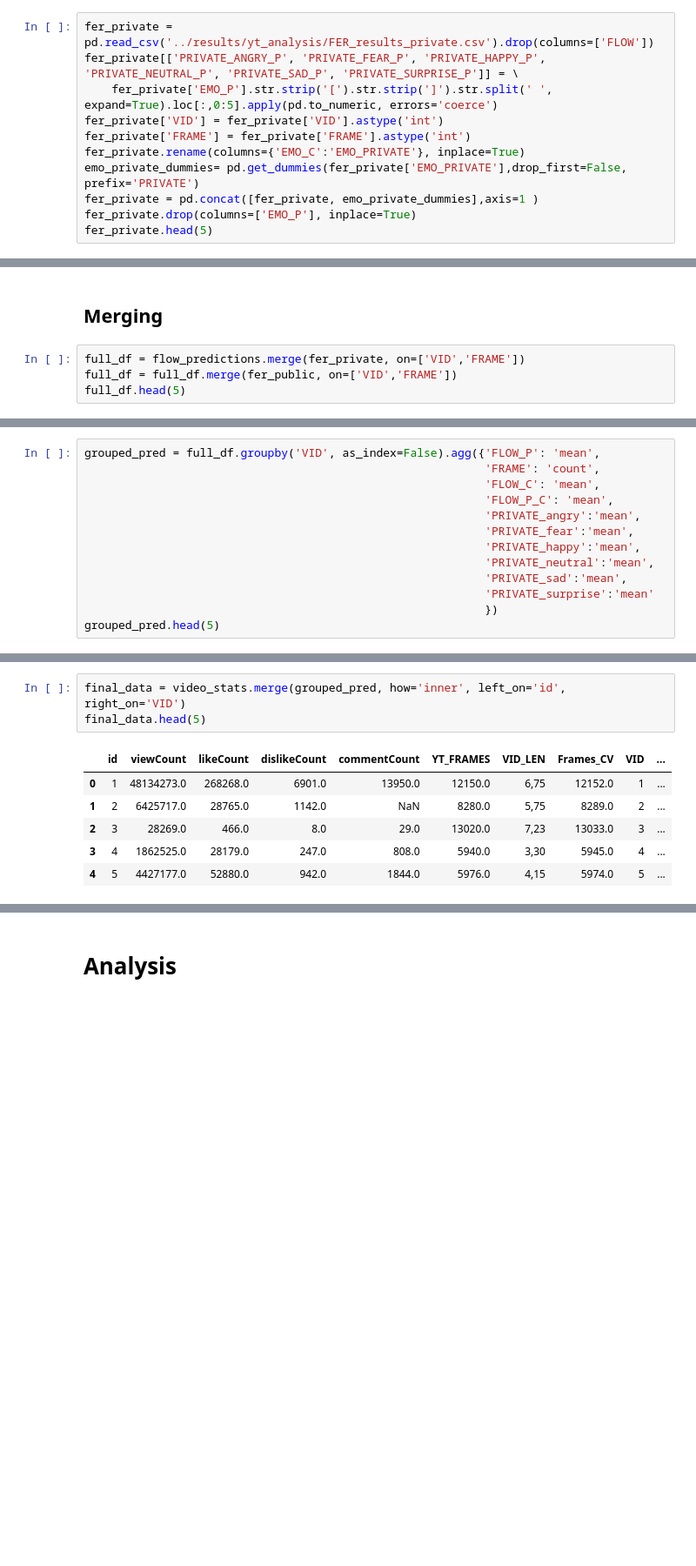
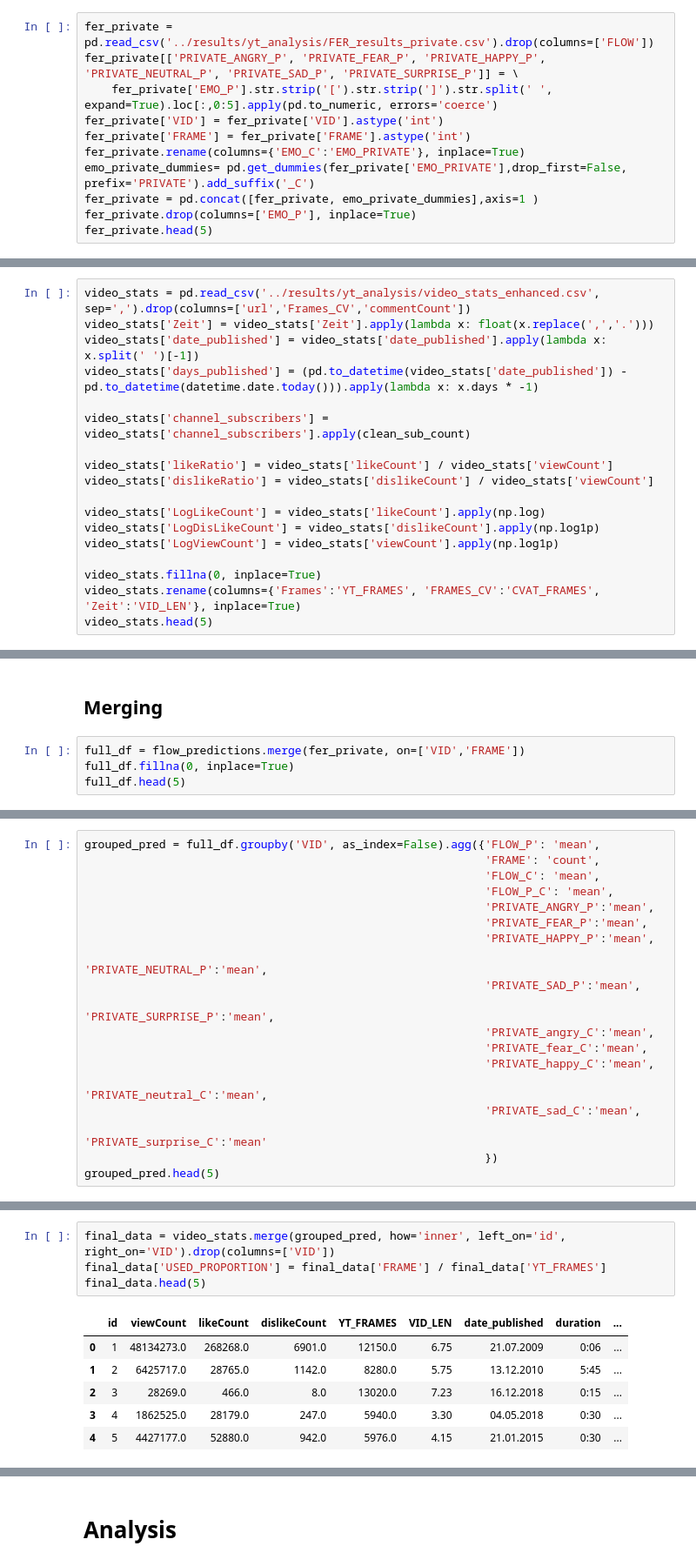
Before and after one commit to LHumpe/COINs-CNN-FLOW, a Jupyter notebook: notebooks/YouTube_analysis.ipynb, the cells around one changed output, grey strips where cells are left out. Shown at 87% size. Saved outputs shown, nothing was run; the diff lists cells and outputs as text; blank space fills up the shorter version.

Commit message:
enhanced data

```diff
--- a/notebooks/YouTube_analysis.ipynb
+++ b/notebooks/YouTube_analysis.ipynb
@@ -35,7 +49,7 @@ fer_private[['PRIVATE_ANGRY_P', 'PRIVATE_FEAR_P', 'PRIVATE_HAPPY_P', 'PRIVATE_NE
 fer_private['VID'] = fer_private['VID'].astype('int')
 fer_private['FRAME'] = fer_private['FRAME'].astype('int')
 fer_private.rename(columns={'EMO_C':'EMO_PRIVATE'}, inplace=True)
-emo_private_dummies= pd.get_dummies(fer_private['EMO_PRIVATE'],drop_first=False, prefix='PRIVATE')
+emo_private_dummies= pd.get_dummies(fer_private['EMO_PRIVATE'],drop_first=False, prefix='PRIVATE').add_suffix('_C')
 fer_private = pd.concat([fer_private, emo_private_dummies],axis=1 )
 fer_private.drop(columns=['EMO_P'], inplace=True)
 fer_private.head(5)
@@ -79,0 +65,18 @@ video_stats.head(5)
+# %%
+video_stats = pd.read_csv('../results/yt_analysis/video_stats_enhanced.csv', sep=',').drop(columns=['url','Frames_CV','commentCount'])
+video_stats['Zeit'] = video_stats['Zeit'].apply(lambda x: float(x.replace(',','.')))
+video_stats['date_published'] = video_stats['date_published'].apply(lambda x: x.split(' ')[-1])
+video_stats['days_published'] = (pd.to_datetime(video_stats['date_published']) - pd.to_datetime(datetime.date.today())).apply(lambda x: x.days * -1)
+
+video_stats['channel_subscribers'] = video_stats['channel_subscribers'].apply(clean_sub_count)
+
+video_stats['likeRatio'] = video_stats['likeCount'] / video_stats['viewCount']
+video_stats['dislikeRatio'] = video_stats['dislikeCount'] / video_stats['viewCount']
+
+video_stats['LogLikeCount'] = video_stats['likeCount'].apply(np.log)
+video_stats['LogDisLikeCount'] = video_stats['dislikeCount'].apply(np.log1p)
+video_stats['LogViewCount'] = video_stats['viewCount'].apply(np.log1p)
+
+video_stats.fillna(0, inplace=True)
+video_stats.rename(columns={'Frames':'YT_FRAMES', 'FRAMES_CV':'CVAT_FRAMES', 'Zeit':'VID_LEN'}, inplace=True)
+video_stats.head(5)
@@ -81,7 +91,7 @@ video_stats.head(5)
 ## Merging
 # %%
 full_df = flow_predictions.merge(fer_private, on=['VID','FRAME'])
-full_df = full_df.merge(fer_public, on=['VID','FRAME'])
+full_df.fillna(0, inplace=True)
 full_df.head(5)
 # %% [output]
 |  | FLOW_P | VID | FRAME | FLOW_C | FLOW_P_C | EMO_PRIVATE | PRIVATE_ANGRY_P | PRIVATE_FEAR_P | ... |
@@ -96,12 +105,18 @@ grouped_pred = full_df.groupby('VID', as_index=False).agg({'FLOW_P': 'mean',
                                                            'FRAME': 'count',
                                                            'FLOW_C': 'mean',
                                                            'FLOW_P_C': 'mean',
-                                                           'PRIVATE_angry':'mean',
-                                                           'PRIVATE_fear':'mean',
-                                                           'PRIVATE_happy':'mean',
-                                                           'PRIVATE_neutral':'mean',
-                                                           'PRIVATE_sad':'mean',
-                                                           'PRIVATE_surprise':'mean'
+                                                           'PRIVATE_ANGRY_P':'mean',
+                                                           'PRIVATE_FEAR_P':'mean',
+                                                           'PRIVATE_HAPPY_P':'mean',
+                                                           'PRIVATE_NEUTRAL_P':'mean',
+                                                           'PRIVATE_SAD_P':'mean',
+                                                           'PRIVATE_SURPRISE_P':'mean',
+                                                           'PRIVATE_angry_C':'mean',
+                                                           'PRIVATE_fear_C':'mean',
+                                                           'PRIVATE_happy_C':'mean',
+                                                           'PRIVATE_neutral_C':'mean',
+                                                           'PRIVATE_sad_C':'mean',
+                                                           'PRIVATE_surprise_C':'mean'
                                                            })
 grouped_pred.head(5)
 # %% [output]
@@ -114,10 +129,11 @@ grouped_pred.head(5)
 # %%
-final_data = video_stats.merge(grouped_pred, how='inner', left_on='id', right_on='VID')
+final_data = video_stats.merge(grouped_pred, how='inner', left_on='id', right_on='VID').drop(columns=['VID'])
+final_data['USED_PROPORTION'] = final_data['FRAME'] / final_data['YT_FRAMES']
 final_data.head(5)
 # %% [output]
-|  | id | viewCount | likeCount | dislikeCount | commentCount | YT_FRAMES | VID_LEN | Frames_CV | VID | ... |
-| 0 | 1 | 48134273.0 | 268268.0 | 6901.0 | 13950.0 | 12150.0 | 6,75 | 12152.0 | 1 | ... |
-| 1 | 2 | 6425717.0 | 28765.0 | 1142.0 | NaN | 8280.0 | 5,75 | 8289.0 | 2 | ... |
-| 2 | 3 | 28269.0 | 466.0 | 8.0 | 29.0 | 13020.0 | 7,23 | 13033.0 | 3 | ... |
-| 3 | 4 | 1862525.0 | 28179.0 | 247.0 | 808.0 | 5940.0 | 3,30 | 5945.0 | 4 | ... |
-| 4 | 5 | 4427177.0 | 52880.0 | 942.0 | 1844.0 | 5976.0 | 4,15 | 5974.0 | 5 | ... |
+|  | id | viewCount | likeCount | dislikeCount | YT_FRAMES | VID_LEN | date_published | duration | ... |
+| 0 | 1 | 48134273.0 | 268268.0 | 6901.0 | 12150.0 | 6.75 | 21.07.2009 | 0:06 | ... |
+| 1 | 2 | 6425717.0 | 28765.0 | 1142.0 | 8280.0 | 5.75 | 13.12.2010 | 5:45 | ... |
+| 2 | 3 | 28269.0 | 466.0 | 8.0 | 13020.0 | 7.23 | 16.12.2018 | 0:15 | ... |
+| 3 | 4 | 1862525.0 | 28179.0 | 247.0 | 5940.0 | 3.30 | 04.05.2018 | 0:30 | ... |
+| 4 | 5 | 4427177.0 | 52880.0 | 942.0 | 5976.0 | 4.15 | 21.01.2015 | 0:30 | ... |
```
Also changed, not shown: parts of 26 cells of this notebook, 2 other files.
